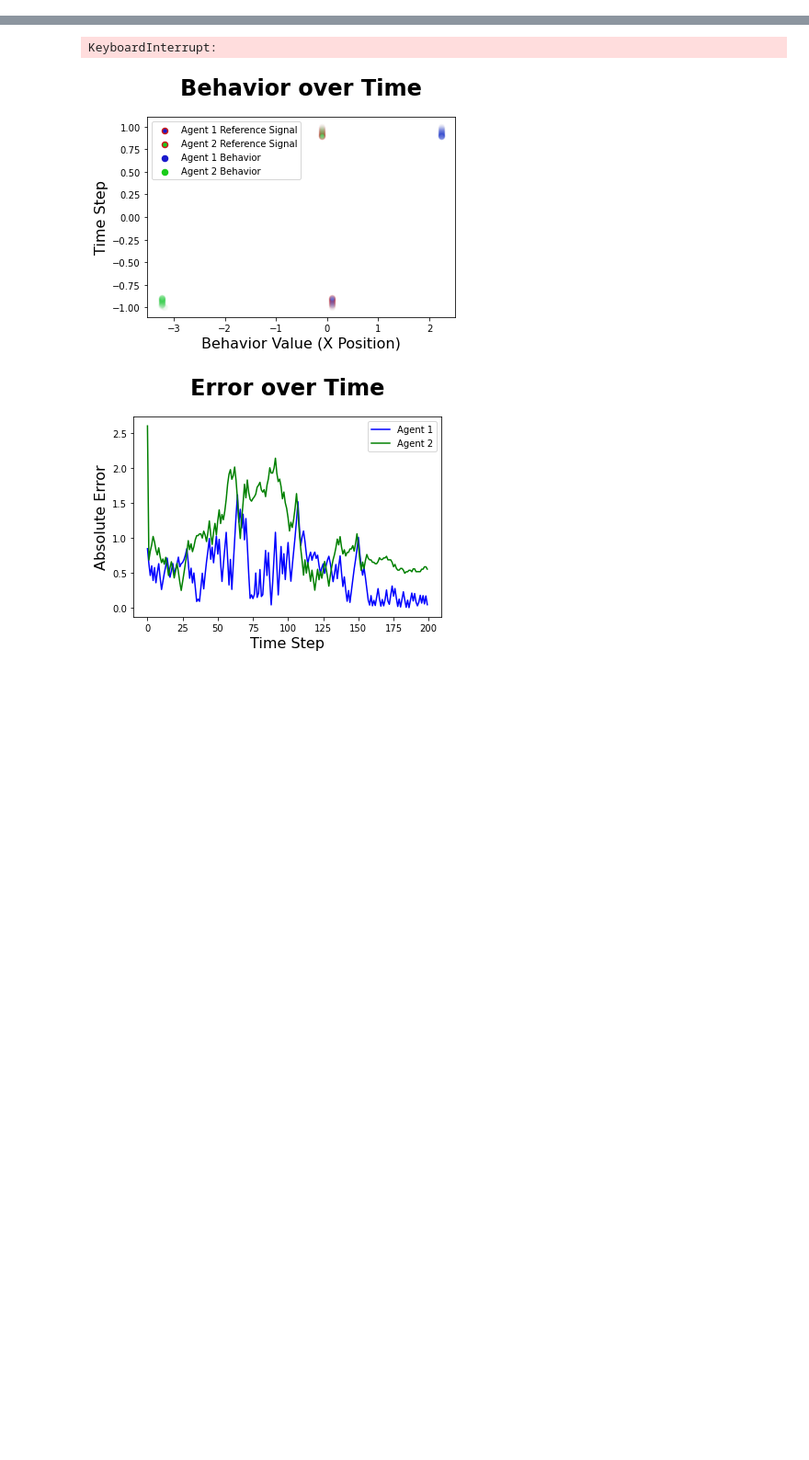
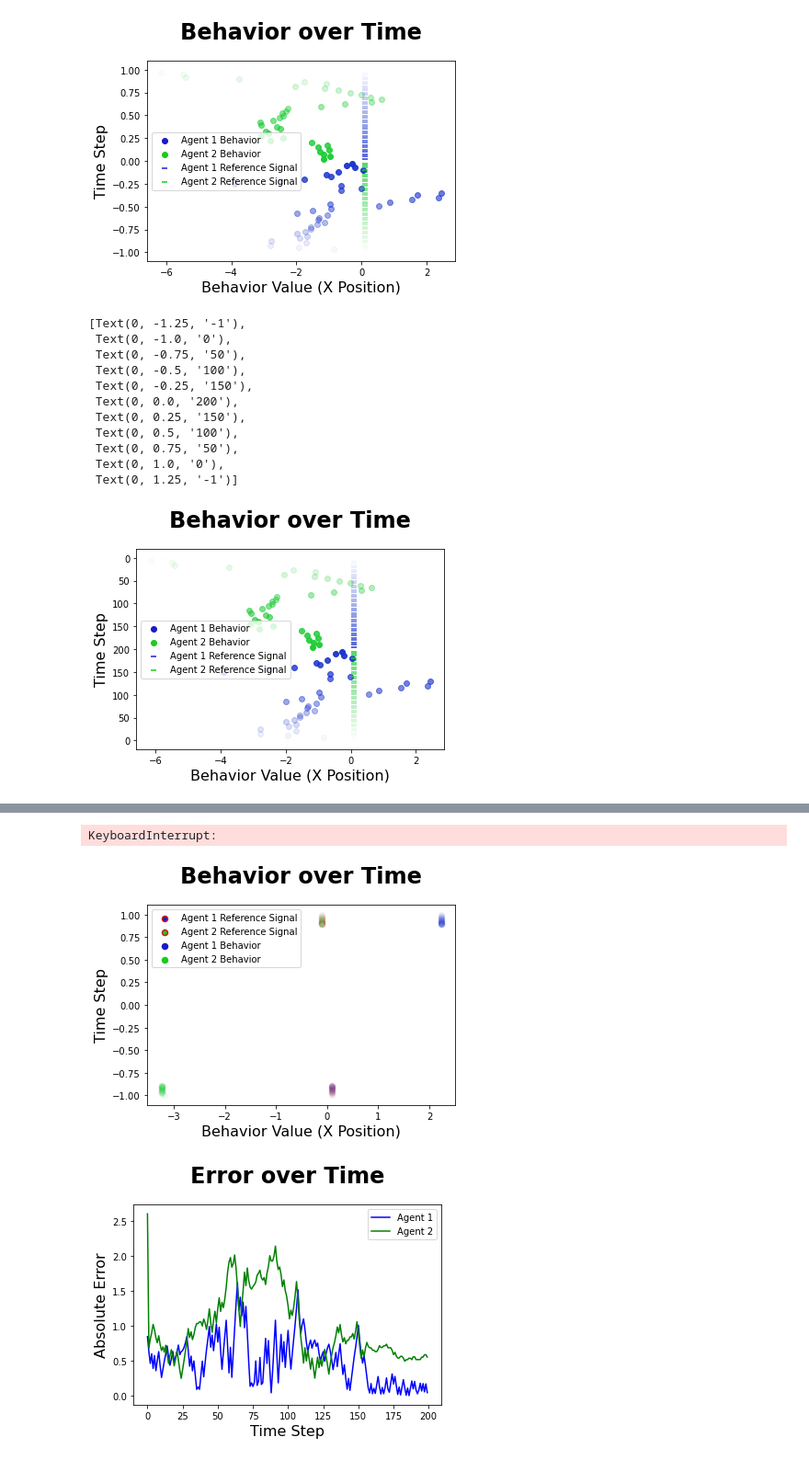
Before and after one commit to jprod/Control, a Jupyter notebook: stable_ref_dyad.ipynb, the cells around one changed output, grey strips where cells are left out. Shown at 92% size. Drawn from its saved outputs; the diff is of its cells as text; code cells hidden in the pictures; blank space fills up the shorter version.

```diff
--- a/stable_ref_dyad.ipynb
+++ b/stable_ref_dyad.ipynb
@@ -106,3 +106,75 @@ agent2 = Control_node(sensor=sense, comparator=compare, control_update=control_u
 controller = control, internal_model=imc, internal_model_update=imc_update, behavioral_model=B2,
 system_estimate=A2, reference=R2, init_behavior=behav_2)
 plant2 = Plant(transition_matrix=T2, transition_function=transition, state=behav_2)
+# %%
+%matplotlib inline
+np.random.seed(29)
+trials = 200
+color = (0.1,0.2,0.8,0.1)
+t9 = ['-1', '0', '50', '100', '150', '200', '150', '100', '50', '0',  '-1']
+agent1_control = []
+agent2_control = []
+agent1_behaviors = []
+agent2_behaviors = []
+agent1_error = []
+agent2_error = []
+
+b1 = behav_1
+b2 = behav_2
+
+for t in range(trials):
+    color1 = [0.1,0.2,0.8, (t+1)/(trials+1)]
+    color2 = [0.1,0.8,0.2, (t+1)/(trials+1)]
+    color3 = [0.8,0.1,0.1, (t+1)/(trials+1)]
+    #pl.scatter(agent1.get_reference()[0],-0.03, c=color1, edgecolors=[0.8,0.1,0.1, color1[1]])
+    #pl.scatter(agent2.get_reference()[0],0, c=color2, edgecolors=[0.8,0.1,0.1, color2[3]], linewidth=1.5)
+    b1_control = agent1.go(b2)
+    b2_control = agent2.go(b1)
+
+    agent1_control.append(agent1.get_output())
+    agent2_control.append(agent2.get_output())
+
+    b1 = plant1.transition(b1_control)
+    b2 = plant2.transition(b2_control)
+
+    agent1_behaviors.append(b1)
+    agent2_behaviors.append(b2)
+
+    agent1_error.append(np.absolute(agent1.get_error()))
+    agent2_error.append(np.absolute(agent2.get_error()))
+
+    if t % 5 == 0:
+        pl.scatter(b1[0],-1+(t+1)/(trials+1),c=tuple(color1))
+        pl.scatter(b2[0],1-(t+1)/(trials+1),c=tuple(color2))
+        pl.scatter(agent1.get_reference()[0],1-(t+1)/(trials+1),c=tuple(color1), marker="_")
+        pl.scatter(agent2.get_reference()[0],-1+(t+1)/(trials+1),c=tuple(color2), marker="_")
+        display.clear_output(wait=True)
+        display.display(pl.gcf())
+        plt.legend([b1, b2, [agent1.get_reference()[0],0.00],[agent2.get_reference()[0],0.00]], labels=["Agent 1 Behavior", "Agent 2 Behavior","Agent 1 Reference Signal", "Agent 2 Reference Signal"])
+        lg = plt.gca().get_legend()
+        lg.legendHandles[0].set_color((0.1,0.1,0.8))
+        # lg.legendHandles[0].set_edgecolor((0.1,0.1,0.8))
+        lg.legendHandles[1].set_color((0.1,0.8,0.1))
+        # lg.legendHandles[1].set_edgecolor((0.1,0.8,0.1))
+        lg.legendHandles[2].set_color((0.1,0.1,0.8))
+        lg.legendHandles[3].set_color((0.1,0.8,0.1))
+        pl.title("Behavior over Time", weight='bold', fontsize=24, pad=24)
+        plt.xlabel("Behavior Value (X Position)", fontsize=16)
+        plt.ylabel("Time Step", fontsize=16)
+# plt.yticks(range(len(t9)), t9, size='small')
+plt.gca().set_yticklabels(t9)
+    #time.sleep(0.1)
+# %% [output]
+[figure, added]
+[Text(0, -1.25, '-1'),
+ Text(0, -1.0, '0'),
+ Text(0, -0.75, '50'),
+ Text(0, -0.5, '100'),
+ Text(0, -0.25, '150'),
+ Text(0, 0.0, '200'),
+ Text(0, 0.25, '150'),
+ Text(0, 0.5, '100'),
+ Text(0, 0.75, '50'),
+ Text(0, 1.0, '0'),
+ Text(0, 1.25, '-1')]
+[figure, added]
```
Also changed, not shown: parts of 3 cells of this notebook, 8 other files.
